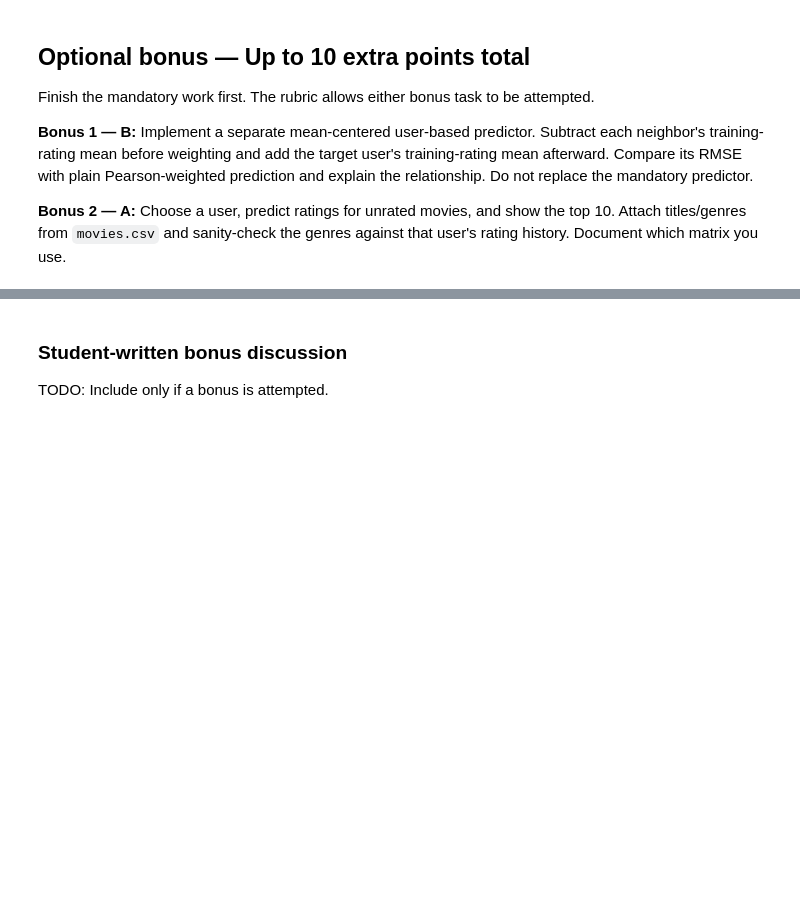
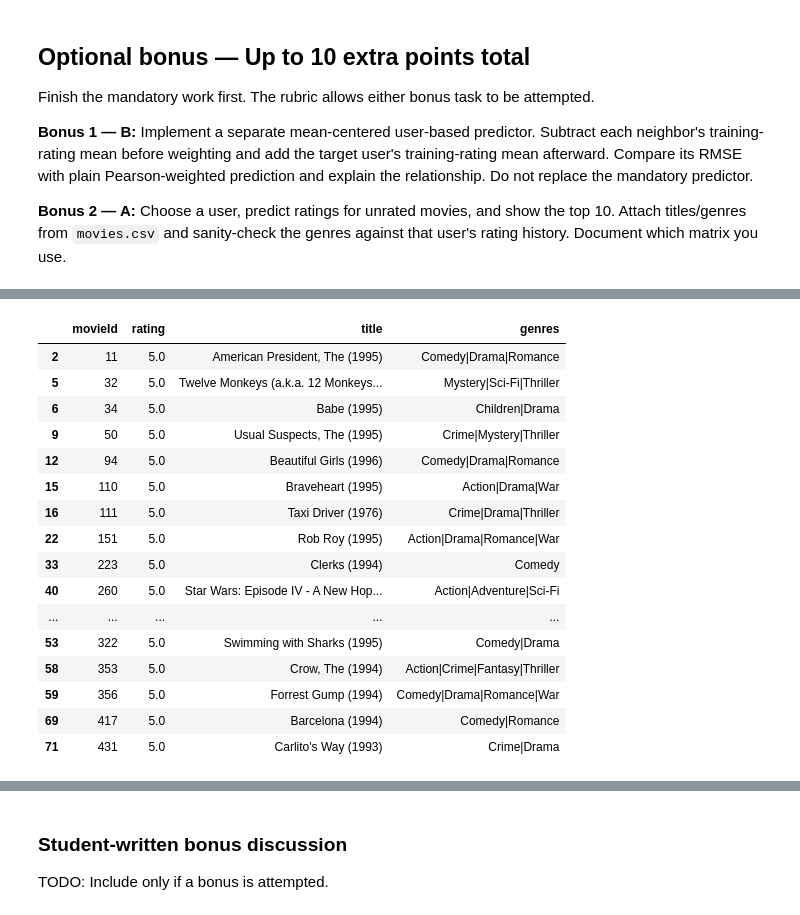
Before and after one commit to zeinahussien/Recommender-System-Assignment1, a Jupyter notebook: assignment1_team_template (1).ipynb, the cells around one changed output, grey strips where cells are left out. Saved outputs shown, nothing was run; the diff lists cells and outputs as text; code cells hidden in the pictures; blank space fills up the shorter version.

Commit message:
Complete Part F and Bonus 2

```diff
--- a/assignment1_team_template (1).ipynb
+++ b/assignment1_team_template (1).ipynb
@@ -721,3 +756,10 @@ Finish the mandatory work first. The rubric allows either bonus task to be attem
 # %%
-# OPTIONAL STUDENT CODE
-# TODO: Implement bonus tasks only if time permits.
+user_id = 414
+k = 50
+matrix = full_matrix
+user_ratings = matrix.loc[user_id]
+
+neighbors = find_k_nearest_users(matrix, user_id, k, pearson_similarity)
+
+print(f"User {user_id}: full_matrix, user-based Pearson, k = {k}")
+print("Neighbors found:", len(neighbors))
@@ -723,0 +806,24 @@ Finish the mandatory work first. The rubric allows either bonus task to be attem
+# %%
+liked_movies = user_ratings[user_ratings >= 4].reset_index()
+liked_movies.columns = ["movieId", "rating"]
+liked_movies = liked_movies.merge(movies[["movieId", "title", "genres"]], on="movieId")
+
+display(liked_movies.sort_values(["rating", "movieId"], ascending=[False, True]).head(20))
+# %% [output]
+|  | movieId | rating | title | genres |
+| 2 | 11 | 5.0 | American President, The (1995) | Comedy|Drama|Romance |
+| 5 | 32 | 5.0 | Twelve Monkeys (a.k.a. 12 Monkeys... | Mystery|Sci-Fi|Thriller |
+| 6 | 34 | 5.0 | Babe (1995) | Children|Drama |
+| 9 | 50 | 5.0 | Usual Suspects, The (1995) | Crime|Mystery|Thriller |
+| 12 | 94 | 5.0 | Beautiful Girls (1996) | Comedy|Drama|Romance |
+| 15 | 110 | 5.0 | Braveheart (1995) | Action|Drama|War |
+| 16 | 111 | 5.0 | Taxi Driver (1976) | Crime|Drama|Thriller |
+| 22 | 151 | 5.0 | Rob Roy (1995) | Action|Drama|Romance|War |
+| 33 | 223 | 5.0 | Clerks (1994) | Comedy |
+| 40 | 260 | 5.0 | Star Wars: Episode IV - A New Hop... | Action|Adventure|Sci-Fi |
+| ... | ... | ... | ... | ... |
+| 53 | 322 | 5.0 | Swimming with Sharks (1995) | Comedy|Drama |
+| 58 | 353 | 5.0 | Crow, The (1994) | Action|Crime|Fantasy|Thriller |
+| 59 | 356 | 5.0 | Forrest Gump (1994) | Comedy|Drama|Romance|War |
+| 69 | 417 | 5.0 | Barcelona (1994) | Comedy|Romance |
+| 71 | 431 | 5.0 | Carlito's Way (1993) | Crime|Drama |
```
Also changed, not shown: parts of 15 cells of this notebook.
